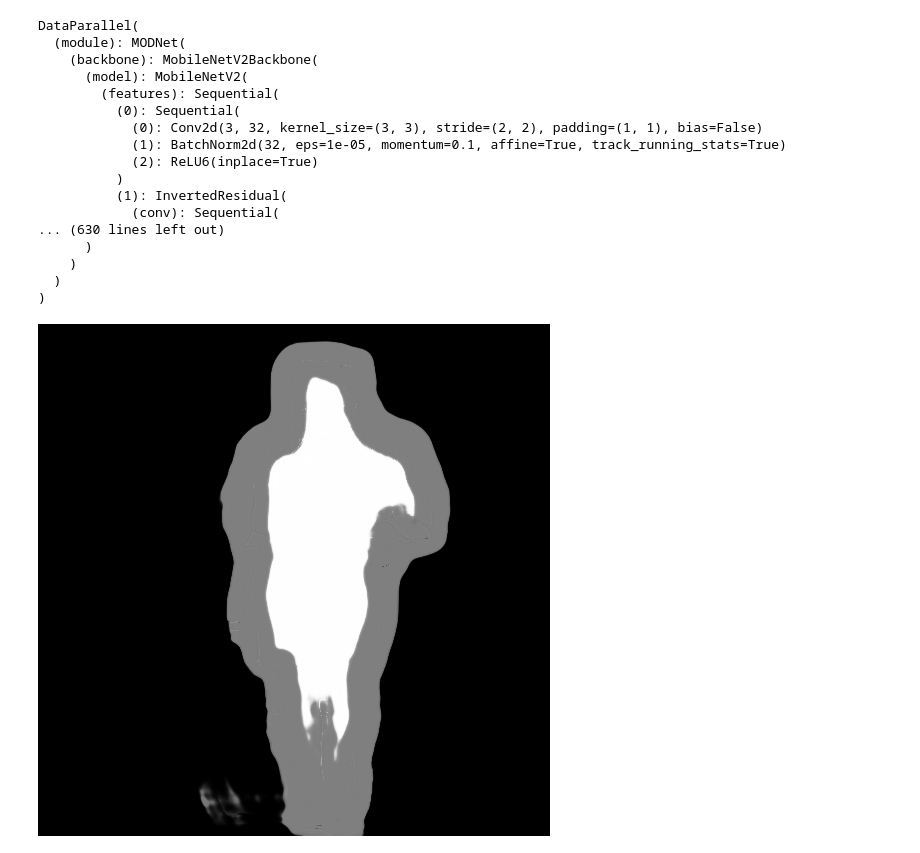
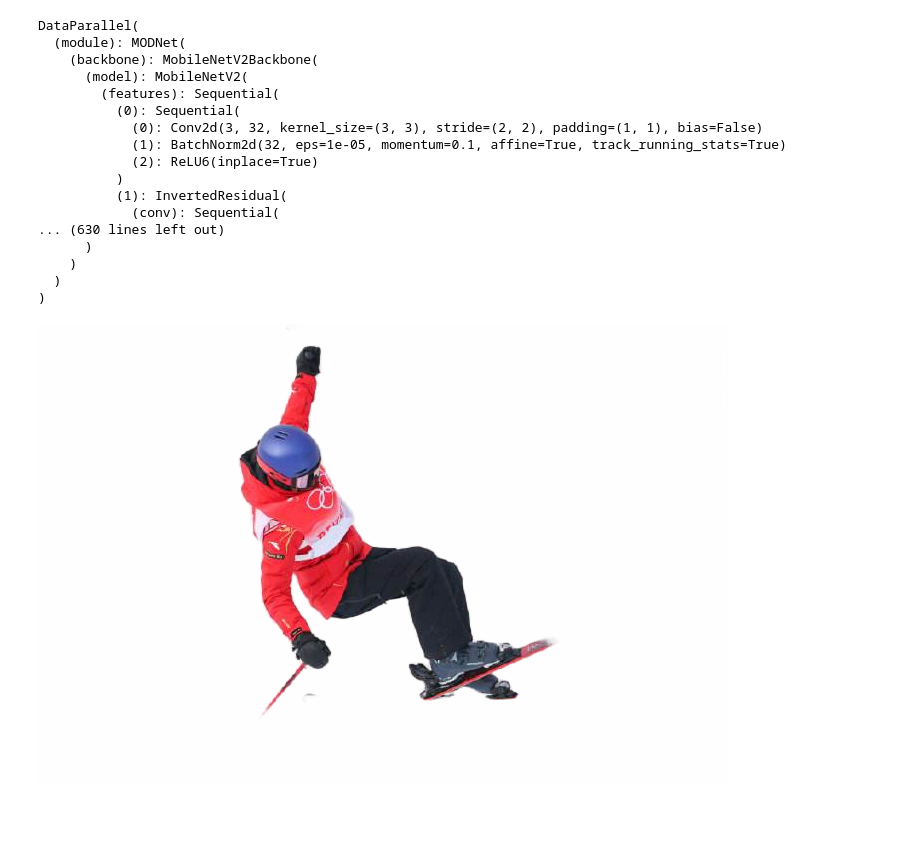
Before and after one commit to shizidushu/MODNet, a Jupyter notebook: lab.ipynb, the cells around one changed output. Drawn from its saved outputs; the diff is of its cells as text; code cells hidden in the pictures; blank space fills up the shorter version.

```diff
--- a/lab.ipynb
+++ b/lab.ipynb
@@ -35,7 +30,7 @@ modnet = MODNet(backbone_pretrained=False)
 modnet = nn.DataParallel(modnet)
 # %%
 modnet = modnet.cuda()
-modnet.load_state_dict(torch.load('/home/ubuntu/data/yong/projects/MODNet/output/matting_0322.ckpt'))
+modnet.load_state_dict(torch.load('/home/ubuntu/data/yong/projects/MODNet/output/matting_0001.ckpt'))
 # %% [output]
 <All keys matched successfully>
 # %%
@@ -63,2 +56,4 @@ img = img[None, :, :, :]
+# %%
+im_tensor = im_tensor[None, :, :, :]
 # %%
-_, _, matte = modnet(img.cuda(), True)
+_, _, matte_tensor = modnet(im_tensor.cuda(), True)
@@ -67,4 +60,10 @@ matte = matte[0][0].data.cpu().numpy()
-# %%
-Image.fromarray(((matte * 255).astype('uint8')), mode='L')
-# %% [output]
-[figure, removed]
+# %%
+matte_tensor = F.interpolate(matte_tensor, size=(im_h, im_w), mode='area')
+matte_tensor = matte_tensor.repeat(1, 3, 1, 1)
+matte_np = matte_tensor[0].data.cpu().numpy().transpose(1, 2, 0)
+fg_np = matte_np * img_ori + (1 - matte_np) * np.full(img_ori.shape, 255.0)
+fg_PIL = PIL.Image.fromarray(np.uint8(fg_np))
+# %%
+fg_PIL
+# %% [output]
+[figure, added]
```
Also changed, not shown: parts of 7 cells of this notebook, 1 other file.
